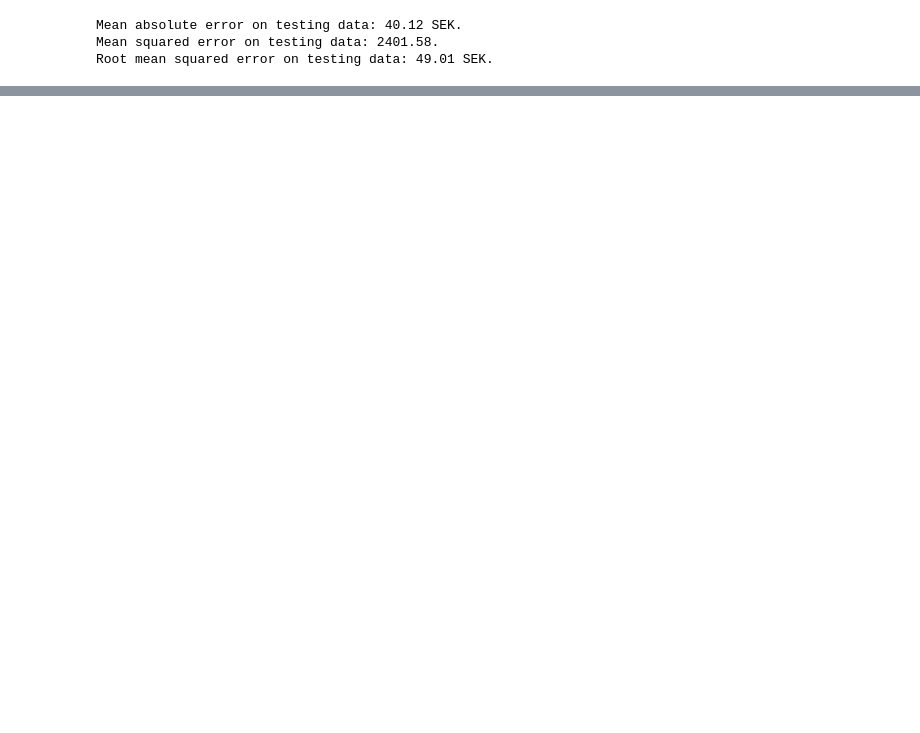
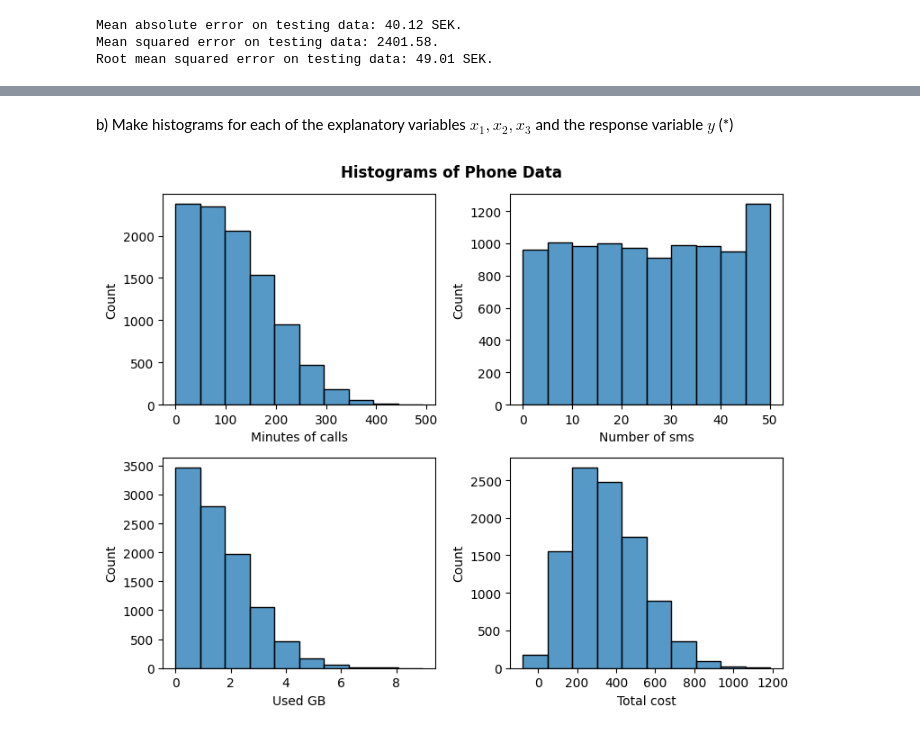
Before and after one commit to Anna-MariaSjolund/Machine-learning, a Jupyter notebook: exercises_0.ipynb, the cells around one changed output, grey strips where cells are left out. Cells and saved outputs as stored; diff of their text form; code cells hidden in the pictures; blank space fills up the shorter version.

```diff
--- a/exercises_0.ipynb
+++ b/exercises_0.ipynb
@@ -390,9 +239,0 @@ predicted_and_real_mult
-# %%
-#Manually checking:
-#PREDICT ON TEST DATA
-intercept = 1
-minutes= 86.173570
-number_of_sms = 16
-gb = 1.026793
-
-beta_hat.iloc[0]*intercept + beta_hat.iloc[1]*minutes + beta_hat.iloc[2]*number_of_sms + beta_hat.iloc[3] * gb
@@ -459,0 +260,25 @@ _ = sns.lineplot(x=sample_size, y=RMSE_for_sample, color="b")
+# %%
+#Simulate normally distributed data points
+def simulate_data(size):
+    """
+    Simulates data for minutes of calls, number of sms and used GB.
+    Adds an intercept column containing ones (to be multiplied with beta 0 / intercept value.)
+    Adds an error term and calculates the total cost.
+    Returns a dataframe with all values.
+    """
+
+    np.random.seed(42)
+    x1_minutes_of_calls = np.abs(np.random.normal(loc=100, scale=100, size=(size)))
+    x2_number_of_sms = np.random.randint(low=0, high=51, size=(size))
+    x3_used_GB = np.abs(np.random.normal(loc=0, scale=2, size=(size)))
+    error = np.random.normal(loc=0, scale=50, size=(size))
+    y_total_cost = 25 + (2 * x1_minutes_of_calls) + (0.5 * x2_number_of_sms) + (50 * x3_used_GB) + error
+
+    phone_data = pd.DataFrame({"Intercept" : np.ones(size),
+                                "Minutes of calls" : x1_minutes_of_calls,
+                                "Number of sms" : x2_number_of_sms,
+                                "Used GB" : x3_used_GB,
+                                "Total cost": y_total_cost
+                                })
+
+    return phone_data
@@ -459,0 +296,14 @@ _ = sns.lineplot(x=sample_size, y=RMSE_for_sample, color="b")
+# %% [markdown]
+b) Make histograms for each of the explanatory variables $x_1, x_2, x_3$ and the response variable $y$ (\*)
+# %%
+#Plotting the data
+
+fig, axes = plt.subplots(2, 2, figsize=(8, 6), dpi=100)
+
+for ax, feature in zip(axes.flatten(), phone_data_mult.columns[1:5]):
+  sns.histplot(data = phone_data_mult[feature], bins=10, ax = ax)
+
+fig.tight_layout()
+_ = fig.suptitle("Histograms of Phone Data", y=1.03, fontweight="bold")
+# %% [output]
+[figure, added]
```
Also changed, not shown: parts of 82 cells of this notebook.
